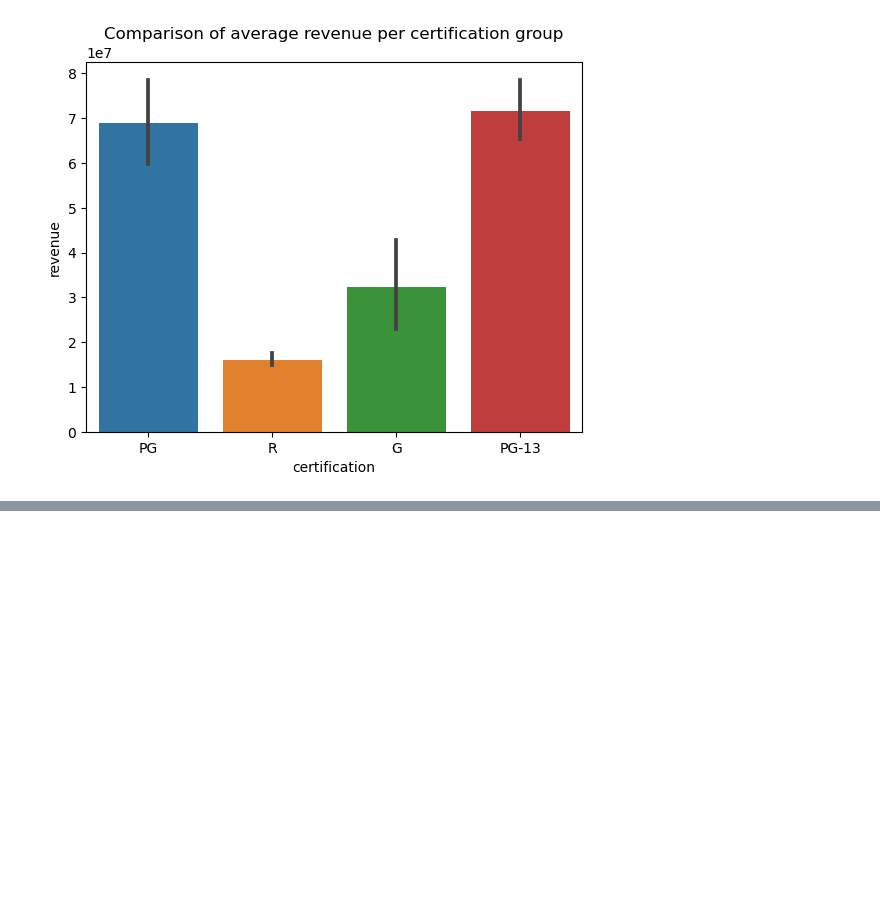
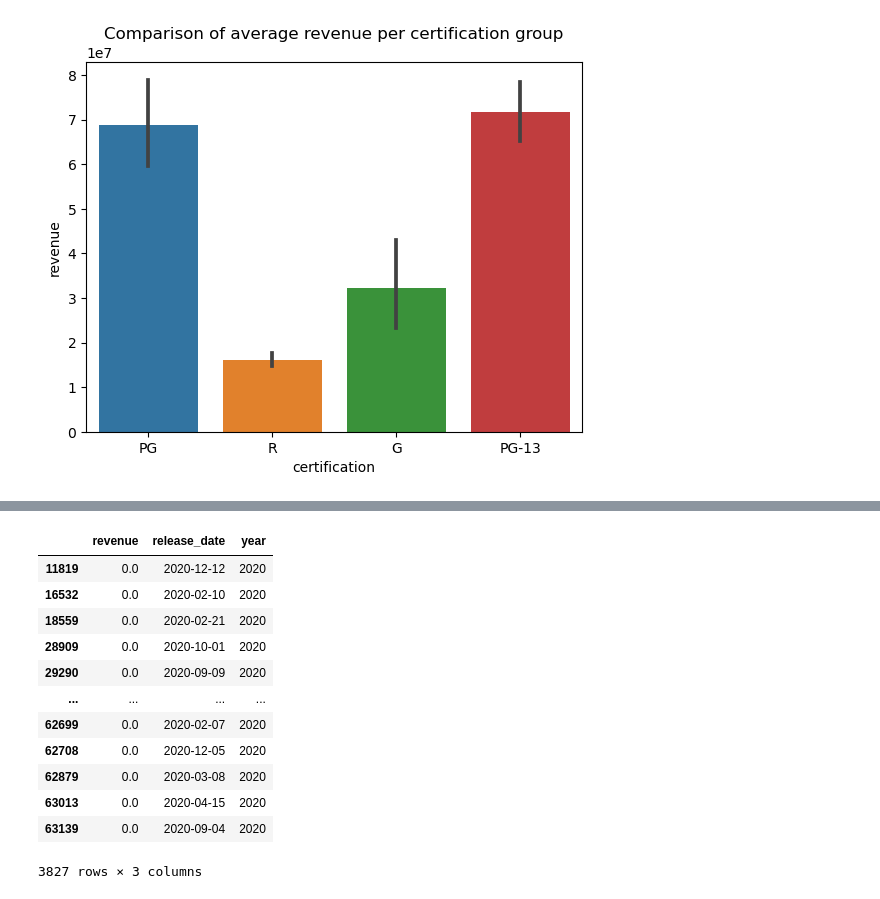
Before and after one commit to ericakitano/Project-3---Movies, a Jupyter notebook: Part 4 - Hypothesis_Testing.ipynb, the cells around one changed output, grey strips where cells are left out. Saved outputs shown, nothing was run; the diff lists cells and outputs as text; code cells hidden in the pictures; blank space fills up the shorter version.

```diff
--- a/Part 4 - Hypothesis_Testing.ipynb
+++ b/Part 4 - Hypothesis_Testing.ipynb
@@ -877,0 +998,17 @@ Text(0.5, 1.0, 'Revenue by Movie Length')
+# %%
+filter_2020 = Q3_df['year'] == 2020
+Q3_df[filter_2020]
+# %% [output]
+|  | revenue | release_date | year |
+| 11819 | 0.0 | 2020-12-12 | 2020 |
+| 16532 | 0.0 | 2020-02-10 | 2020 |
+| 18559 | 0.0 | 2020-02-21 | 2020 |
+| 28909 | 0.0 | 2020-10-01 | 2020 |
+| 29290 | 0.0 | 2020-09-09 | 2020 |
+| ... | ... | ... | ... |
+| 62699 | 0.0 | 2020-02-07 | 2020 |
+| 62708 | 0.0 | 2020-12-05 | 2020 |
+| 62879 | 0.0 | 2020-03-08 | 2020 |
+| 63013 | 0.0 | 2020-04-15 | 2020 |
+| 63139 | 0.0 | 2020-09-04 | 2020 |
+3827 rows × 3 columns
```
Also changed, not shown: parts of 152 cells of this notebook.
